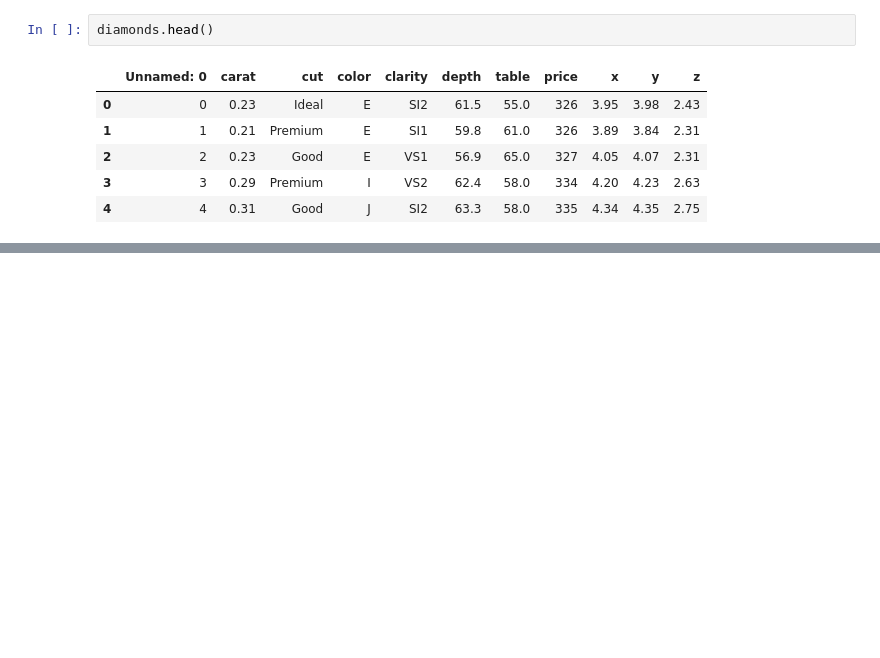
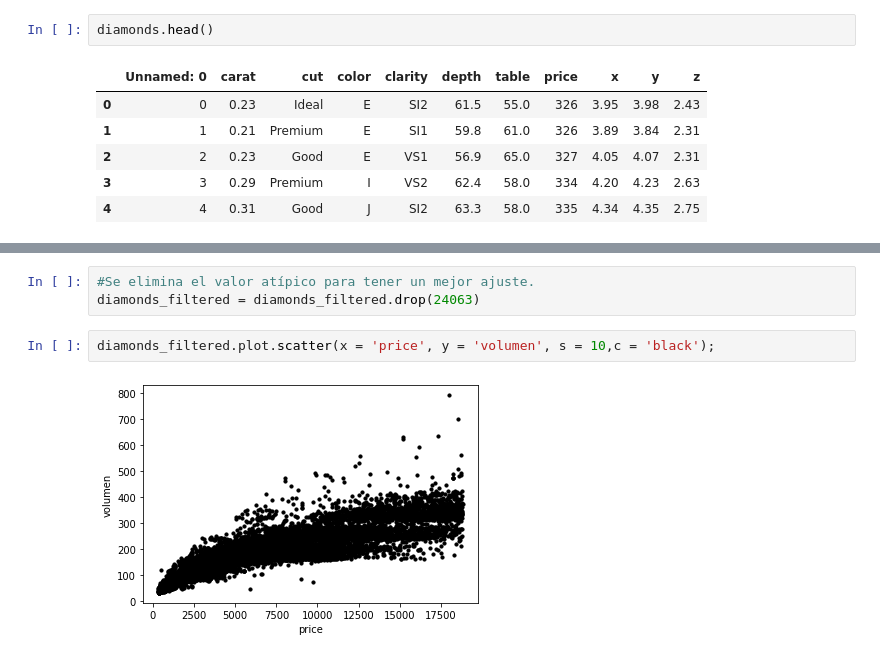
Before and after one commit to georgefcoral/lapidaristProblem, a Jupyter notebook: LapidaristProblem.ipynb, the cells around one changed output, grey strips where cells are left out. Cells and saved outputs as stored; diff of their text form; blank space fills up the shorter version.

```diff
--- a/LapidaristProblem.ipynb
+++ b/LapidaristProblem.ipynb
@@ -159,0 +364,7 @@ dtype: int64
+# %%
+#Se elimina el valor atípico para tener un mejor ajuste.
+diamonds_filtered = diamonds_filtered.drop(24063)
+# %%
+diamonds_filtered.plot.scatter(x = 'price', y = 'volumen', s = 10,c = 'black');
+# %% [output]
+[figure, added]
```
Also changed, not shown: parts of 55 cells of this notebook, 3 other files.
